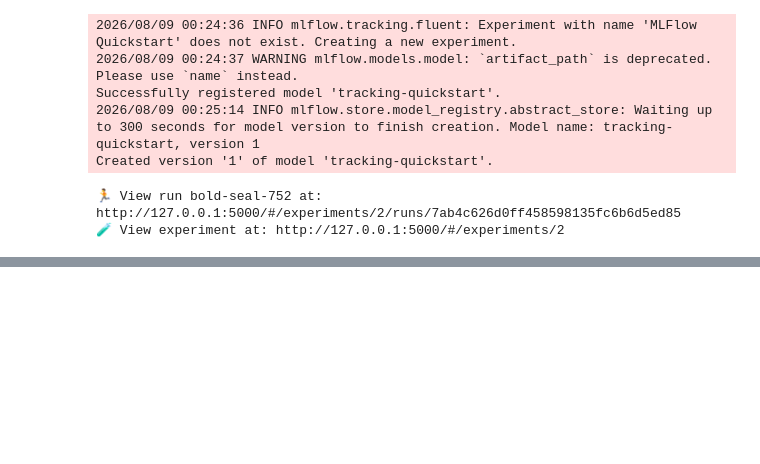
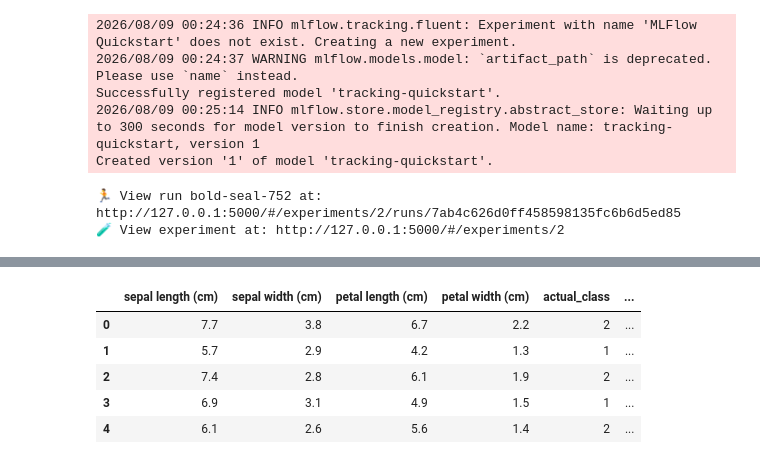
Before and after one commit to AluguriSrivalli/MLProject, a Jupyter notebook: gettingstarted.ipynb, the cells around one changed output, grey strips where cells are left out. Cells and saved outputs as stored; diff of their text form; code cells hidden in the pictures; blank space fills up the shorter version.

```diff
--- a/gettingstarted.ipynb
+++ b/gettingstarted.ipynb
@@ -95,0 +939,9 @@ Created version '1' of model 'tracking-quickstart'.
+# %%
+result[:5]
+# %% [output]
+|  | sepal length (cm) | sepal width (cm) | petal length (cm) | petal width (cm) | actual_class | ... |
+| 0 | 7.7 | 3.8 | 6.7 | 2.2 | 2 | ... |
+| 1 | 5.7 | 2.9 | 4.2 | 1.3 | 1 | ... |
+| 2 | 7.4 | 2.8 | 6.1 | 1.9 | 2 | ... |
+| 3 | 6.9 | 3.1 | 4.9 | 1.5 | 1 | ... |
+| 4 | 6.1 | 2.6 | 5.6 | 1.4 | 2 | ... |
```
Also changed, not shown: parts of 13 cells of this notebook.
